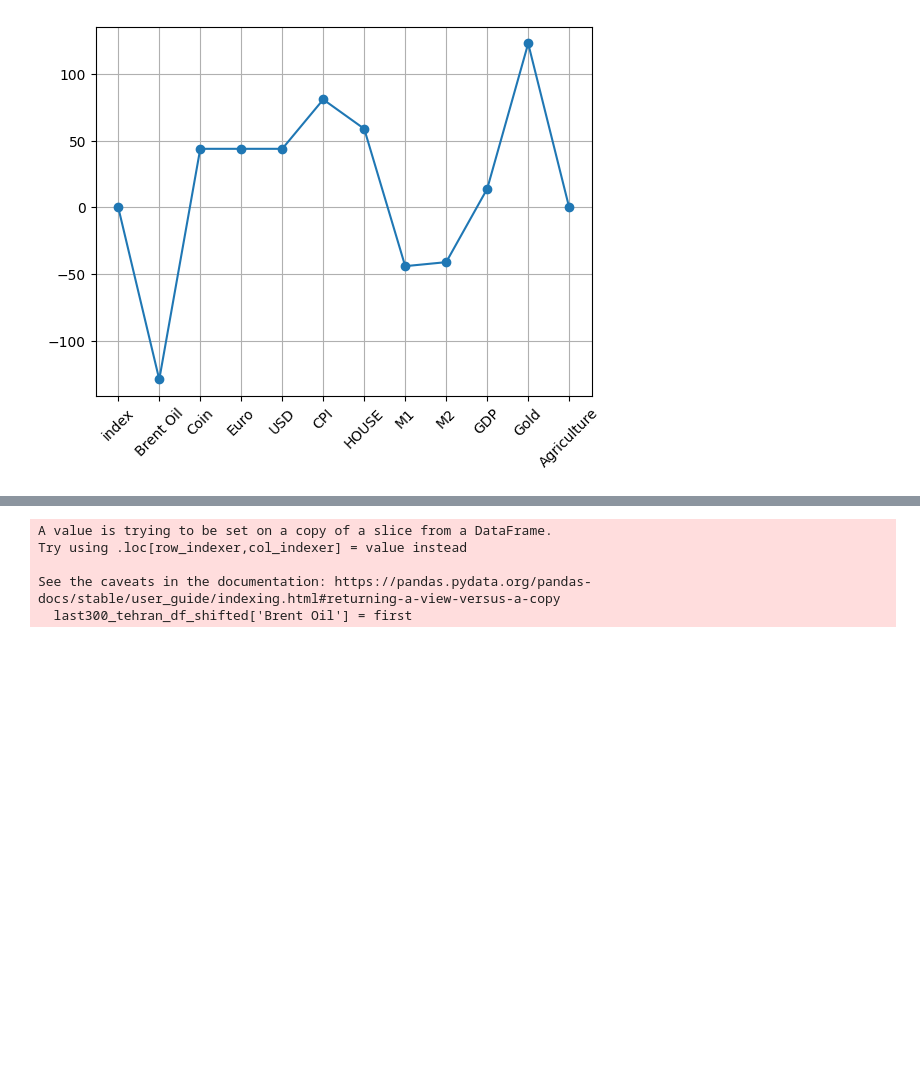
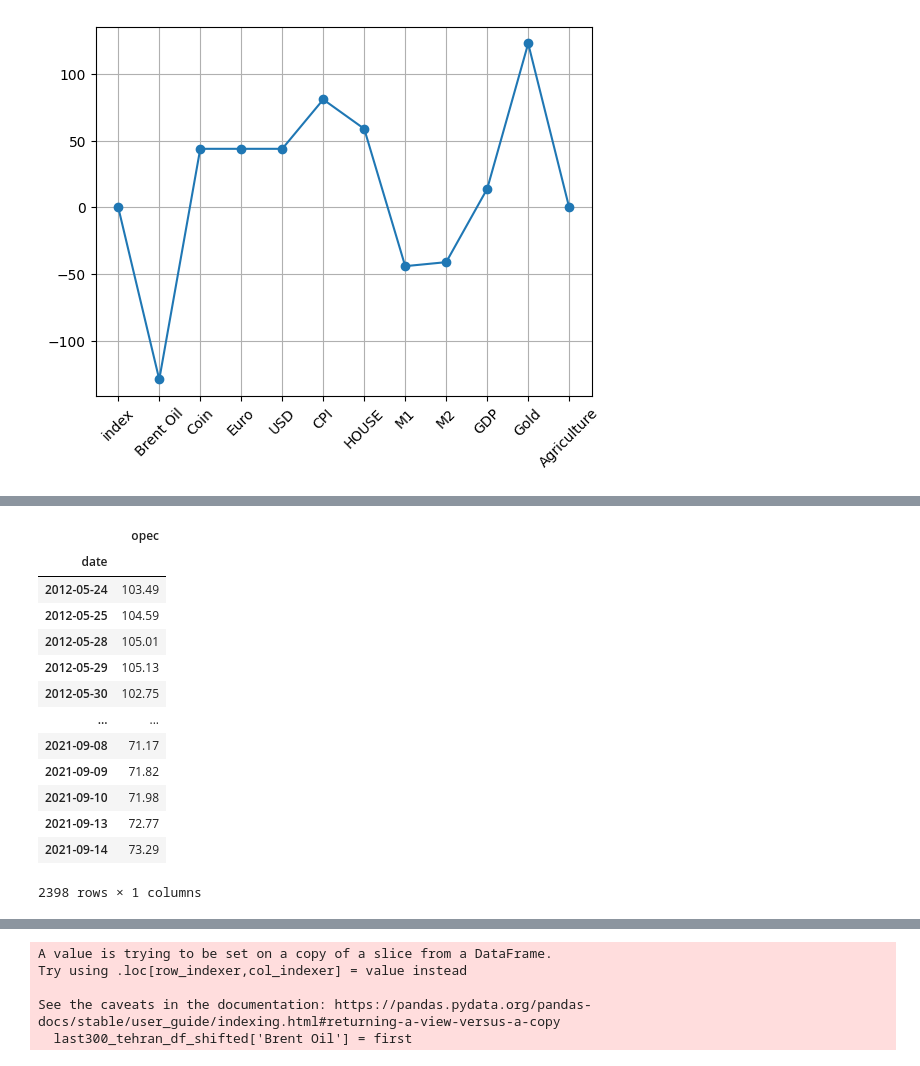
Before and after one commit to hossein4527/Time_Series_Trend_Forcasting, a Jupyter notebook: Codes/Finding_Lags.ipynb, the cells around one changed output, grey strips where cells are left out. Saved outputs shown, nothing was run; the diff lists cells and outputs as text; code cells hidden in the pictures; blank space fills up the shorter version.

```diff
--- a/Codes/Finding_Lags.ipynb
+++ b/Codes/Finding_Lags.ipynb
@@ -135,5 +147,22 @@ opec_df = pd.read_excel('../Data/opec.xlsx').set_index('date')
 # %%
-opec_df_period = opec_df.iloc[2130:4693]
+opec_df_period = opec_df.iloc[2130:4693+129]
+# %%
+opec_df_period[-len(tehran_df)-1:]
+# %% [output]
+|  | opec |
+| date |  |
+| 2012-05-24 | 103.49 |
+| 2012-05-25 | 104.59 |
+| 2012-05-28 | 105.01 |
+| 2012-05-29 | 105.13 |
+| 2012-05-30 | 102.75 |
+| ... | ... |
+| 2021-09-08 | 71.17 |
+| 2021-09-09 | 71.82 |
+| 2021-09-10 | 71.98 |
+| 2021-09-13 | 72.77 |
+| 2021-09-14 | 73.29 |
+2398 rows × 1 columns
 # %%
 def price_return(p):
         pr = []
```
Also changed, not shown: parts of 11 cells of this notebook, 35 other files.
